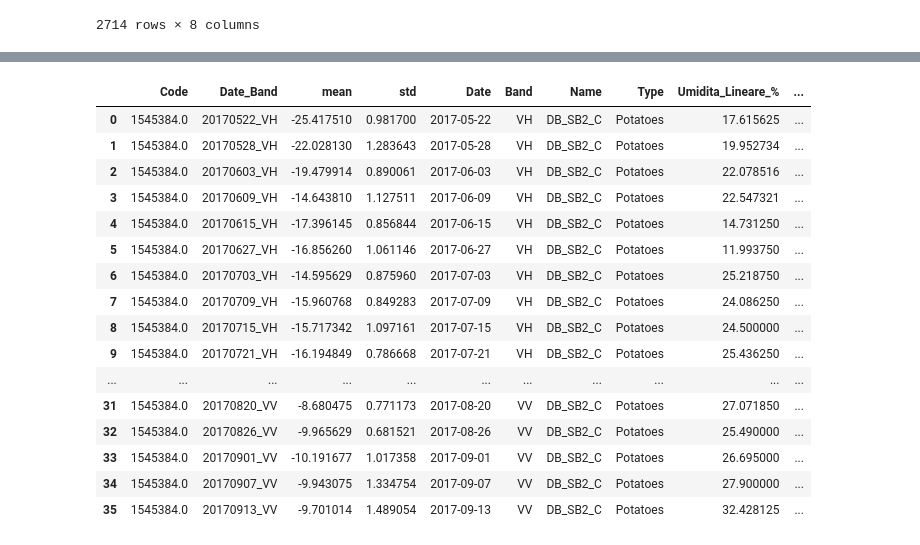
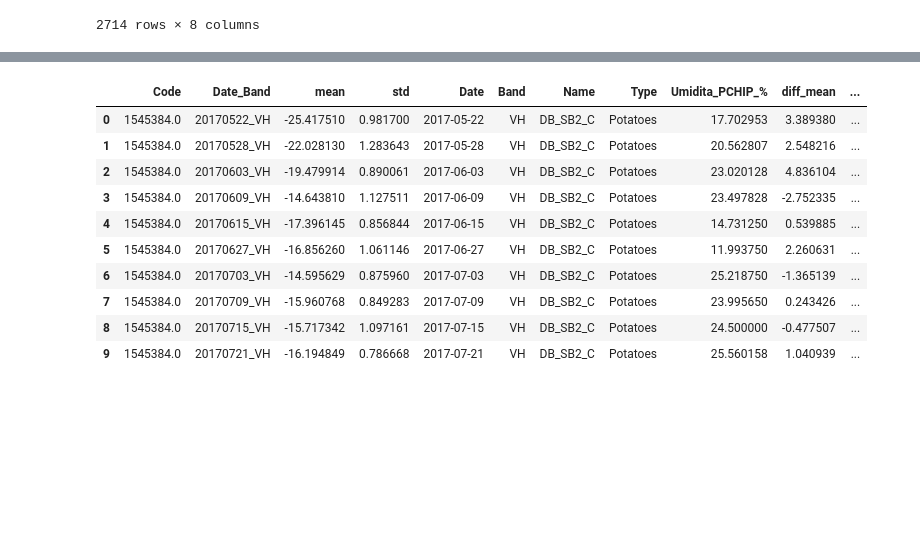
Before and after one commit to cFr4nk/Tesi_SAR_Analysis, a Jupyter notebook: moist_interpol.ipynb, the cells around one changed output, grey strips where cells are left out. Drawn from its saved outputs; the diff is of its cells as text; code cells hidden in the pictures; blank space fills up the shorter version.

```diff
--- a/moist_interpol.ipynb
+++ b/moist_interpol.ipynb
@@ -53,6 +40,7 @@ display( corn)
 from scipy.interpolate import pchip_interpolate
 
 lista_dataframe_puliti = []
+
 for c in moisture['Code'].unique():
 
     df = moisture[moisture['Code'] == c].copy()
@@ -61,15 +49,14 @@ for c in moisture['Code'].unique():
     df.reset_index(names='Date', inplace=True)
     df['Code'] = c
 
-    df['Umidita_Lineare_%'] = df['Moist_situ'].interpolate(method='linear')
     df['Umidita_PCHIP_%'] = df['Moist_situ'].interpolate(method='pchip')
 
     lista_dataframe_puliti.append(df)
 
 df_generale = pd.concat(lista_dataframe_puliti, ignore_index=True)
 
-df_generale = df_generale[['Date', 'Code', 'Moist_situ', 'Umidita_Lineare_%', 'Umidita_PCHIP_%']]
+df_generale = df_generale[['Date', 'Code', 'Moist_situ', 'Umidita_PCHIP_%']]
 df_generale.sort_values(by=['Code', 'Date'], inplace=True, ignore_index=True)
 
-display(df_generale[df_generale['Code'] == 1545384])
+display(df_generale[df_generale['Code'] == 1697689].iloc[0:20])
 # %% [output]
@@ -139,26 +196,24 @@ display(sigma_TM)
 # %%
 sigma_TM['diff_mean'] = -sigma_TM.groupby(['Code', 'Band'])['mean'].diff(periods=-1)
 sigma_TM['diff_lin'] = 10 ** (sigma_TM['diff_mean']/10)
+sigma_TM['T'] = sigma_TM.groupby(['Code', 'Band'])['Date'].diff(periods=-1)
 sigma_TM.insert(len(sigma_TM.columns)-1, 'Moist_situ', sigma_TM.pop('Moist_situ'))
 
+sigma_TM = sigma_TM[sigma_TM['Umidita_PCHIP_%'] < 55]
+
 sigma_TM = sigma_TM.sort_values(by=['Code', 'Band', 'Date']).reset_index(drop=True)
-display(sigma_TM[sigma_TM['Code']==1545384.0])
+sigma_TM['situ'] = 0
+display(sigma_TM.iloc[0:10])
 # %% [output]
-|  | Code | Date_Band | mean | std | Date | Band | Name | Type | Umidita_Lineare_% | ... |
-| 0 | 1545384.0 | 20170522_VH | -25.417510 | 0.981700 | 2017-05-22 | VH | DB_SB2_C | Potatoes | 17.615625 | ... |
-| 1 | 1545384.0 | 20170528_VH | -22.028130 | 1.283643 | 2017-05-28 | VH | DB_SB2_C | Potatoes | 19.952734 | ... |
-| 2 | 1545384.0 | 20170603_VH | -19.479914 | 0.890061 | 2017-06-03 | VH | DB_SB2_C | Potatoes | 22.078516 | ... |
-| 3 | 1545384.0 | 20170609_VH | -14.643810 | 1.127511 | 2017-06-09 | VH | DB_SB2_C | Potatoes | 22.547321 | ... |
-| 4 | 1545384.0 | 20170615_VH | -17.396145 | 0.856844 | 2017-06-15 | VH | DB_SB2_C | Potatoes | 14.731250 | ... |
-| 5 | 1545384.0 | 20170627_VH | -16.856260 | 1.061146 | 2017-06-27 | VH | DB_SB2_C | Potatoes | 11.993750 | ... |
-| 6 | 1545384.0 | 20170703_VH | -14.595629 | 0.875960 | 2017-07-03 | VH | DB_SB2_C | Potatoes | 25.218750 | ... |
-| 7 | 1545384.0 | 20170709_VH | -15.960768 | 0.849283 | 2017-07-09 | VH | DB_SB2_C | Potatoes | 24.086250 | ... |
-| 8 | 1545384.0 | 20170715_VH | -15.717342 | 1.097161 | 2017-07-15 | VH | DB_SB2_C | Potatoes | 24.500000 | ... |
-| 9 | 1545384.0 | 20170721_VH | -16.194849 | 0.786668 | 2017-07-21 | VH | DB_SB2_C | Potatoes | 25.436250 | ... |
-| ... | ... | ... | ... | ... | ... | ... | ... | ... | ... | ... |
-| 31 | 1545384.0 | 20170820_VV | -8.680475 | 0.771173 | 2017-08-20 | VV | DB_SB2_C | Potatoes | 27.071850 | ... |
-| 32 | 1545384.0 | 20170826_VV | -9.965629 | 0.681521 | 2017-08-26 | VV | DB_SB2_C | Potatoes | 25.490000 | ... |
-| 33 | 1545384.0 | 20170901_VV | -10.191677 | 1.017358 | 2017-09-01 | VV | DB_SB2_C | Potatoes | 26.695000 | ... |
-| 34 | 1545384.0 | 20170907_VV | -9.943075 | 1.334754 | 2017-09-07 | VV | DB_SB2_C | Potatoes | 27.900000 | ... |
-| 35 | 1545384.0 | 20170913_VV | -9.701014 | 1.489054 | 2017-09-13 | VV | DB_SB2_C | Potatoes | 32.428125 | ... |
+|  | Code | Date_Band | mean | std | Date | Band | Name | Type | Umidita_PCHIP_% | diff_mean | ... |
+| 0 | 1545384.0 | 20170522_VH | -25.417510 | 0.981700 | 2017-05-22 | VH | DB_SB2_C | Potatoes | 17.702953 | 3.389380 | ... |
+| 1 | 1545384.0 | 20170528_VH | -22.028130 | 1.283643 | 2017-05-28 | VH | DB_SB2_C | Potatoes | 20.562807 | 2.548216 | ... |
+| 2 | 1545384.0 | 20170603_VH | -19.479914 | 0.890061 | 2017-06-03 | VH | DB_SB2_C | Potatoes | 23.020128 | 4.836104 | ... |
+| 3 | 1545384.0 | 20170609_VH | -14.643810 | 1.127511 | 2017-06-09 | VH | DB_SB2_C | Potatoes | 23.497828 | -2.752335 | ... |
+| 4 | 1545384.0 | 20170615_VH | -17.396145 | 0.856844 | 2017-06-15 | VH | DB_SB2_C | Potatoes | 14.731250 | 0.539885 | ... |
+| 5 | 1545384.0 | 20170627_VH | -16.856260 | 1.061146 | 2017-06-27 | VH | DB_SB2_C | Potatoes | 11.993750 | 2.260631 | ... |
+| 6 | 1545384.0 | 20170703_VH | -14.595629 | 0.875960 | 2017-07-03 | VH | DB_SB2_C | Potatoes | 25.218750 | -1.365139 | ... |
+| 7 | 1545384.0 | 20170709_VH | -15.960768 | 0.849283 | 2017-07-09 | VH | DB_SB2_C | Potatoes | 23.995650 | 0.243426 | ... |
+| 8 | 1545384.0 | 20170715_VH | -15.717342 | 1.097161 | 2017-07-15 | VH | DB_SB2_C | Potatoes | 24.500000 | -0.477507 | ... |
+| 9 | 1545384.0 | 20170721_VH | -16.194849 | 0.786668 | 2017-07-21 | VH | DB_SB2_C | Potatoes | 25.560158 | 1.040939 | ... |
 # %%
```
Also changed, not shown: parts of 20 cells of this notebook, 7 other files.
